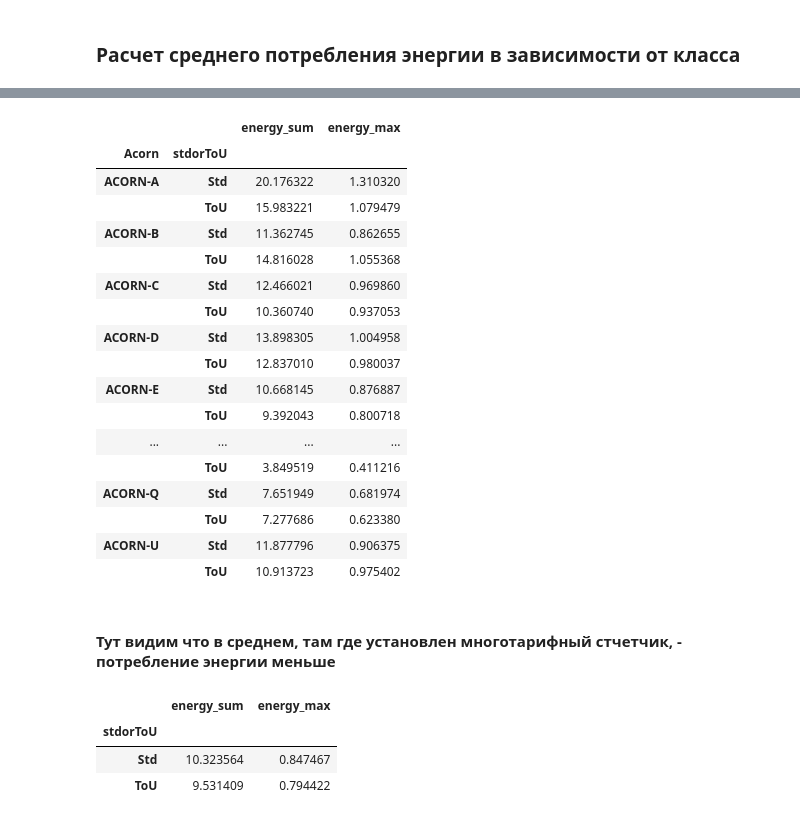
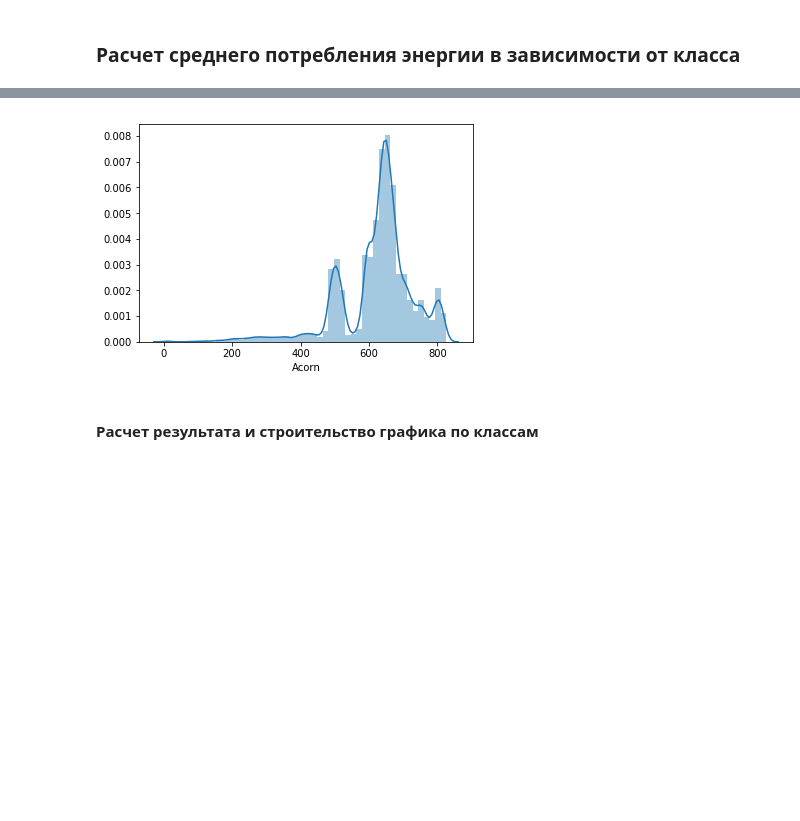
Before and after one commit to team4success/london_power_data_analytics, a Jupyter notebook: main_project.ipynb, the cells around one changed output, grey strips where cells are left out. Saved outputs shown, nothing was run; the diff lists cells and outputs as text; code cells hidden in the pictures; blank space fills up the shorter version.

```diff
--- a/main_project.ipynb
+++ b/main_project.ipynb
@@ -29,0 +79,29 @@ df_daily_dataset = pd.read_csv(file_daily_dataset, encoding='ANSI')
+# %%
+# Загрузка файлов в Pandas
+#df_acorn_details = load_files(data_files_paths['^acorn_details.csv$'])
+#df_uk_bank_holidays = load_files(data_files_paths['^uk_bank_holidays.csv$'])
+#df_weather_daily_darksky = load_files(data_files_paths['^weather_daily_darksky.csv$'])
+#df_weather_hourly_darksky = load_files(data_files_paths['^weather_hourly_darksky.csv$'])
+
+# Информация о датчиках энергопотребления и краткие сведения о домах, в которых эти датчики установлены. Столбцы датафреима:
+# ✓  LCLid – id датчика;
+# ✓  stdorToU – форма оплаты за электроэнергию в доме, в котором установлен датчик (Std –
+# стандартная, ToU – оплата зависит от времени суток);
+# ✓  Acorn, Acorn_grouped – информация о том, к какой категории потребителей по системе ACORN относится семья, проживающая в данном доме;
+# ✓  file – имя фаила, содержащего показатели счетчиков.
+df_informations_households = load_files(data_files_paths['^informations_households.csv$'])
+
+# Архив содержит 112 фаилов, содержащих обобщенные данные об энергопотреблении за каждые сутки.
+# Каждый фаил содержит информацию с датчиков, установленных в одном доме. Столбцы датафреима:
+# ✓  LCLid – id датчика;
+# ✓  day – дата;
+# ✓  energy_median – медиана суточных показателей;
+# ✓  energy_mean – среднее арифметическое суточных показателей;
+# ✓  energy_max – максимальное значение энергопотребления, зафиксированное датчиком в течение дня;
+# ✓  energy_count – количество показателей, зафиксированных датчиком в течение дня;
+# ✓  energy_std – стандартное отклонение;
+# ✓  energy_sum – сумма значений всех показателей;
+# ✓  energy_min – минимальное значение энергопотребления, зафиксированное датчиком в течение дня.
+df_daily_dataset = load_files(data_files_paths['^daily_dataset.csv$'])
+
+# df_hourly_dataset = load_files(data_files_paths['^block_.*'])
@@ -99,37 +232,19 @@ daily_dataset_with_hh_info = df_daily_dataset.merge(df_informations_households,
+# %%
+# Смотрим разпределение кол-ва показаний для счетчиков, чтоб понимать, насколько полные данные у нас имеются
+df = daily_dataset_with_hh_info[ daily_dataset_with_hh_info['energy_count'] == 48][['LCLid', 'Acorn', 'day']]\
+.groupby(by = 'LCLid', as_index=False)['day', 'Acorn'].count()
+sns.distplot(df['Acorn'])
+
+# освобождаем память
+df = None
+# %% [output]
+[figure, added]
+# %% [markdown]
+#### Расчет результата и строительство графика по классам
 # %%
+# создаем датафрейм, в котором для каждой категории ACORN показан средний расход по разным типам счетчиков
+# Исключаем дни с неполными показаниями, менее 48 и неопределенную категорию
 counter_type_consumption = daily_dataset_with_hh_info[
     (daily_dataset_with_hh_info['energy_count'] == 48) &
     (daily_dataset_with_hh_info['Acorn'] != 'ACORN-')
-].groupby(by = ['Acorn', 'stdorToU'])['energy_sum', 'energy_max'].mean()
-counter_type_consumption['energy_sum']
+].groupby(by = ['Acorn', 'stdorToU'], as_index=False)['energy_sum', 'energy_max'].mean()
-# %% [output]
-|  |  | energy_sum | energy_max |
-| Acorn | stdorToU |  |  |
-| ACORN-A | Std | 20.176322 | 1.310320 |
-|  | ToU | 15.983221 | 1.079479 |
-| ACORN-B | Std | 11.362745 | 0.862655 |
-|  | ToU | 14.816028 | 1.055368 |
-| ACORN-C | Std | 12.466021 | 0.969860 |
-|  | ToU | 10.360740 | 0.937053 |
-| ACORN-D | Std | 13.898305 | 1.004958 |
-|  | ToU | 12.837010 | 0.980037 |
-| ACORN-E | Std | 10.668145 | 0.876887 |
-|  | ToU | 9.392043 | 0.800718 |
-| ... | ... | ... | ... |
-|  | ToU | 3.849519 | 0.411216 |
-| ACORN-Q | Std | 7.651949 | 0.681974 |
-|  | ToU | 7.277686 | 0.623380 |
-| ACORN-U | Std | 11.877796 | 0.906375 |
-|  | ToU | 10.913723 | 0.975402 |
-# %% [markdown]
-#### Тут видим что в среднем, там где установлен многотарифный стчетчик, - потребление энергии меньше
-# %%
-daily_dataset_with_hh_info[
-    (daily_dataset_with_hh_info['energy_count'] == 48) &
-    (daily_dataset_with_hh_info['Acorn'] != 'ACORN-')
-].groupby(by = 'stdorToU')['energy_sum', 'energy_max'].mean()
-# %% [output]
-|  | energy_sum | energy_max |
-| stdorToU |  |  |
-| Std | 10.323564 | 0.847467 |
-| ToU | 9.531409 | 0.794422 |
```
Also changed, not shown: parts of 31 cells of this notebook.
